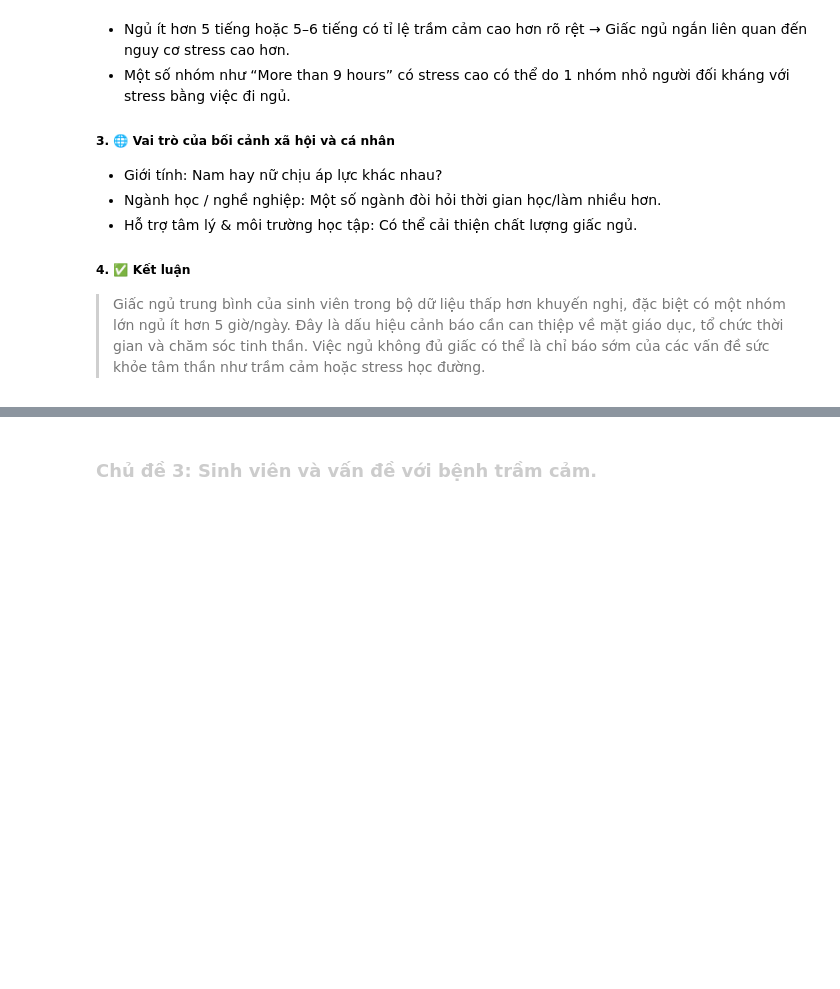
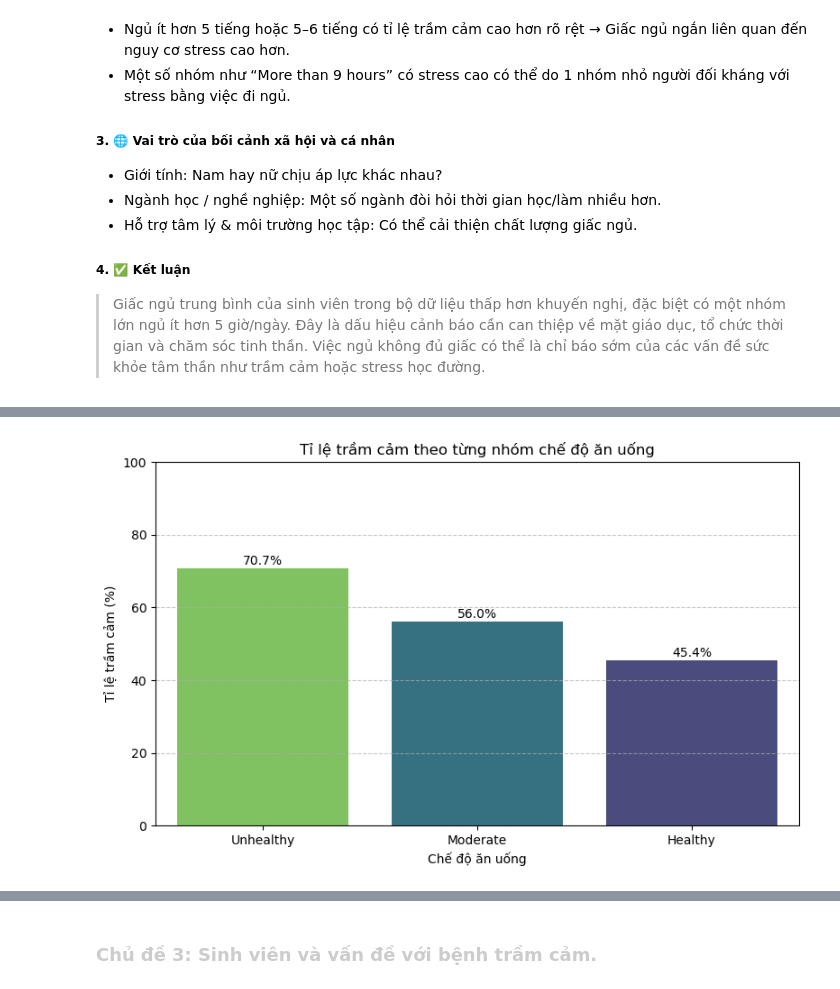
Before and after one commit to Dzivilord/Data_Insight_AI, a Jupyter notebook: src/ExploringData/Visualization_data.ipynb, the cells around one changed output, grey strips where cells are left out. Drawn from its saved outputs; the diff is of its cells as text; code cells hidden in the pictures; blank space fills up the shorter version.

```diff
--- a/src/ExploringData/Visualization_data.ipynb
+++ b/src/ExploringData/Visualization_data.ipynb
@@ -344,0 +374,44 @@ Do đó, để giảm tỉ lệ trầm cảm trong nhóm học sinh, sinh viên,
+# %%
+# Đếm tổng số mỗi giá trị Depression theo từng nhóm Dietary Habits
+group_counts = data.groupby('Dietary Habits')['Depression'].value_counts(normalize=True)
+
+# Lấy phần trăm giá trị 1 (Trầm cảm) trong mỗi nhóm Dietary Habits
+percent_depression_per_diet = group_counts.loc[:, 1] * 100
+percent_depression_per_diet_df = percent_depression_per_diet.reset_index(name='% of Depression')
+
+percent_depression_per_diet_df
+
+# Vẽ biểu đồ cột
+plt.figure(figsize=(8, 5))
+ax = sns.barplot(
+    data=percent_depression_per_diet_df,
+    x='Dietary Habits',
+    y='% of Depression',
+    palette='viridis',
+    hue='Dietary Habits',
+    legend=False,
+    order=['Unhealthy', 'Moderate','Healthy']
+)
+
+# Thêm nhãn giá trị trên cột
+for p in ax.patches:
+    height = p.get_height()
+    ax.text(
+        p.get_x() + p.get_width() / 2,
+        height + 1,
+        f'{height:.1f}%',
+        ha='center'
+    )
+
+# Tuỳ chỉnh
+plt.title('Tỉ lệ trầm cảm theo từng nhóm chế độ ăn uống')
+plt.xlabel('Chế độ ăn uống')
+plt.ylabel('Tỉ lệ trầm cảm (%)')
+plt.ylim(0, 100)
+plt.grid(axis='y', linestyle='--', alpha=0.7)
+plt.tight_layout()
+
+# Hiển thị
+plt.show()
+# %% [output]
+[figure, added]
```
Also changed, not shown: parts of 15 cells of this notebook.
